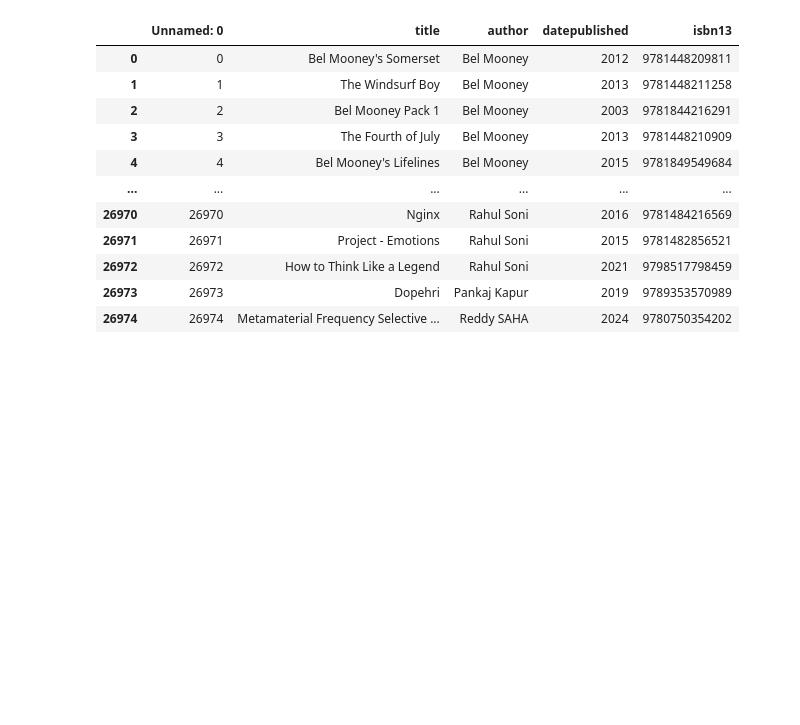
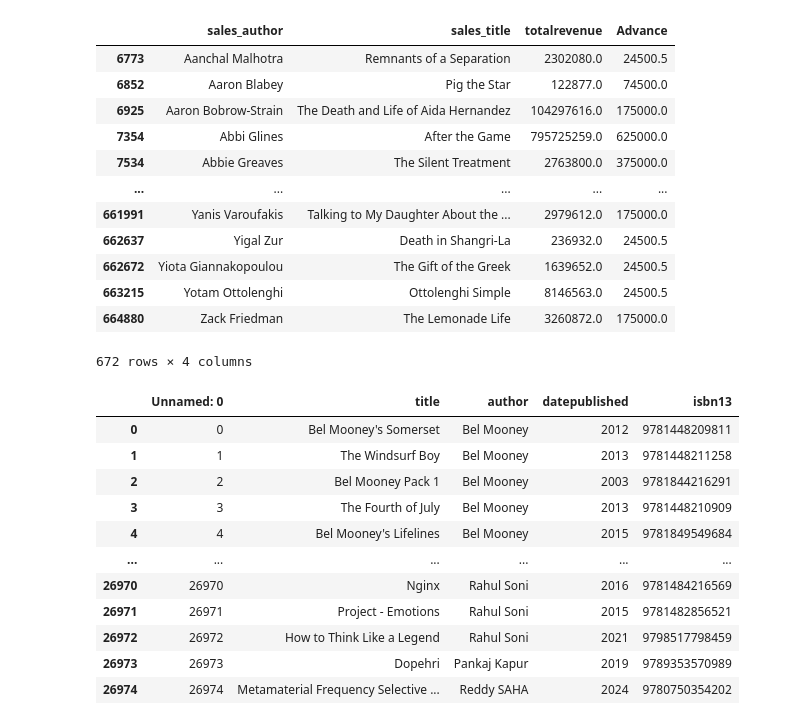
Before and after one commit to rakesh9177/RA_Project, a Jupyter notebook: BT_analysis.ipynb, the cells around one changed output. Cells and saved outputs as stored; diff of their text form; code cells hidden in the pictures; blank space fills up the shorter version.

```diff
--- a/BT_analysis.ipynb
+++ b/BT_analysis.ipynb
@@ -100,6 +100,13 @@ def get_GAPI_books():
 
     return d
 
+def get_ISBNDB_books():
+    d1 = pd.read_csv('ISBNDB_paid_scrubber/ISBNDB_Paid_df_isbn13_by_author_2.csv')
+    d1['author'] = d1['author'].astype(str)
+    d1 = d1.drop(columns=['Unnamed: 0','author_searched'])
+
+    return d1
+
 def get_sale_title():
     sale_title = pd.read_csv('AuthorCrosswalkScraper/All_isbn13_for_sales_by_Author_Agg.csv',index_col=0)
     sx = pd.read_csv('AuthorCrosswalkScraper/Collected_ISBN_for_df/df_isbn13_by_Author.csv', index_col=0)
@@ -110,7 +117,13 @@ def get_sale_title():
     'PublishedDate': 'datepublished',
     'ISBN13' : 'isbn13'
     })
+    sx['author'] = sx['author'].str.replace("'", "").str.replace("[", "").str.replace("]", "")
+
+    sx2 = pd.read_csv('AuthorCrosswalkScraper/Collected_ISBN_for_df/df_isbn13_by_isbn_and_then_author.csv')
+    sx2['author'] = sx2['author'].str.replace("'", "").str.replace("[", "").str.replace("]", "")
+
     sale_title = pd.concat([sale_title, sx])
+    sale_title = pd.concat([sale_title, sx2])
     sale_title = sale_title.rename(columns={
     'Author': 'author',
     'Title' : 'title',
@@ -121,8 +134,14 @@ def get_sale_title():
     sale_title = sale_title.drop_duplicates()
     return sale_title
 
+def get_df_collected_authors():
+    d = pd.read_csv('AuthorCrosswalkScraper/Collected_ISBN_for_df/df_isbn_10_runs.csv', index_col=0)
+    return d
+
 def get_all_book_title():
     all_books = pd.concat([get_sale_title(),get_GAPI_books()]).drop_duplicates()
+    all_books = pd.concat([all_books, get_ISBNDB_books()])
+    all_books = pd.concat([all_books, get_df_collected_authors()])
     all_books['author_l'] = all_books['author_l'].fillna(all_books['author'].str.lower())
     return all_books
 
@@ -167,14 +186,23 @@ def df_sales_merge():
     salesx = salesx.rename(columns={'datepublished_y' : 'datepublished',
                                    'title': 'sales_title',
                                    'author': 'sales_author'})
+    print(salesx.shape)
     ##NEW CODE ADDED
-    df_d = pd.merge(df, d, on=['author','title'], how='outer')
-    df_d['isbn13_y'] = df_d['isbn13_y'].fillna(df_d['isbn13_x'])
-    df_d = df_d.rename(columns={'isbn13_y' : 'isbn13'})
-    print(df_d.columns)
+    df_d = pd.merge(d, df, on=['author','title'], how='outer')
+    df_d['isbn13_x'] = df_d['isbn13_x'].fillna(df_d['isbn13_y'])
+    df_d = df_d.rename(columns={'isbn13_x' : 'isbn13'})
+    df_d = df_d.drop(columns='isbn13_y')
+    print(df_d.shape)
     ##NEW CODE ADDED
-    #mf = pd.merge(salesx, df_d , on = 'isbn13', how='outer')
-    mf = pd.merge(salesx, df_d ,left_on=['sales_author','sales_title'], right_on = ['author','title'], how='outer')
+    ###########Test new approach here
+    mf = pd.merge(salesx, df_d , on = 'isbn13', how = 'inner')
+
+
+
+
+    ##########Test new approach here
+    print(mf.shape)
+    #mf = pd.merge(salesx, df_d ,left_on=['sales_author','sales_title'], right_on = ['author','title'], how='outer')
     mf['sales_title'] = mf['sales_title'].fillna(mf['title'])
     mf['sales_author'] = mf['sales_author'].fillna(mf['author'])
     print(mf['advance_id'].value_counts())
@@ -285,5 +313,5 @@ def df_sales_merge_time_series():
     #mf = pd.merge(mf, df, left_on=['sales_author','sales_title'], right_on=['author', 'title'])
     return xf
 # %%
-df_sales_merge()
+mf = df_sales_merge()
 # %% [output]
@@ -298,3 +335,19 @@ KeyError: 'title'
+# %%
+mf
+# %% [output]
+|  | sales_author | sales_title | totalrevenue | Advance |
+| 6773 | Aanchal Malhotra | Remnants of a Separation | 2302080.0 | 24500.5 |
+| 6852 | Aaron Blabey | Pig the Star | 122877.0 | 74500.0 |
+| 6925 | Aaron Bobrow-Strain | The Death and Life of Aida Hernandez | 104297616.0 | 175000.0 |
+| 7354 | Abbi Glines | After the Game | 795725259.0 | 625000.0 |
+| 7534 | Abbie Greaves | The Silent Treatment | 2763800.0 | 375000.0 |
+| ... | ... | ... | ... | ... |
+| 661991 | Yanis Varoufakis | Talking to My Daughter About the ... | 2979612.0 | 175000.0 |
+| 662637 | Yigal Zur | Death in Shangri-La | 236932.0 | 24500.5 |
+| 662672 | Yiota Giannakopoulou | The Gift of the Greek | 1639652.0 | 24500.5 |
+| 663215 | Yotam Ottolenghi | Ottolenghi Simple | 8146563.0 | 24500.5 |
+| 664880 | Zack Friedman | The Lemonade Life | 3260872.0 | 175000.0 |
+672 rows × 4 columns
 # %%
 sx = pd.read_csv('AuthorCrosswalkScraper/Collected_ISBN_for_df/df_isbn13_by_Author.csv')
 sx = sx.drop(columns=['author','title','datepublished','isbn13'])
```
Also changed, not shown: parts of 2 cells of this notebook.
